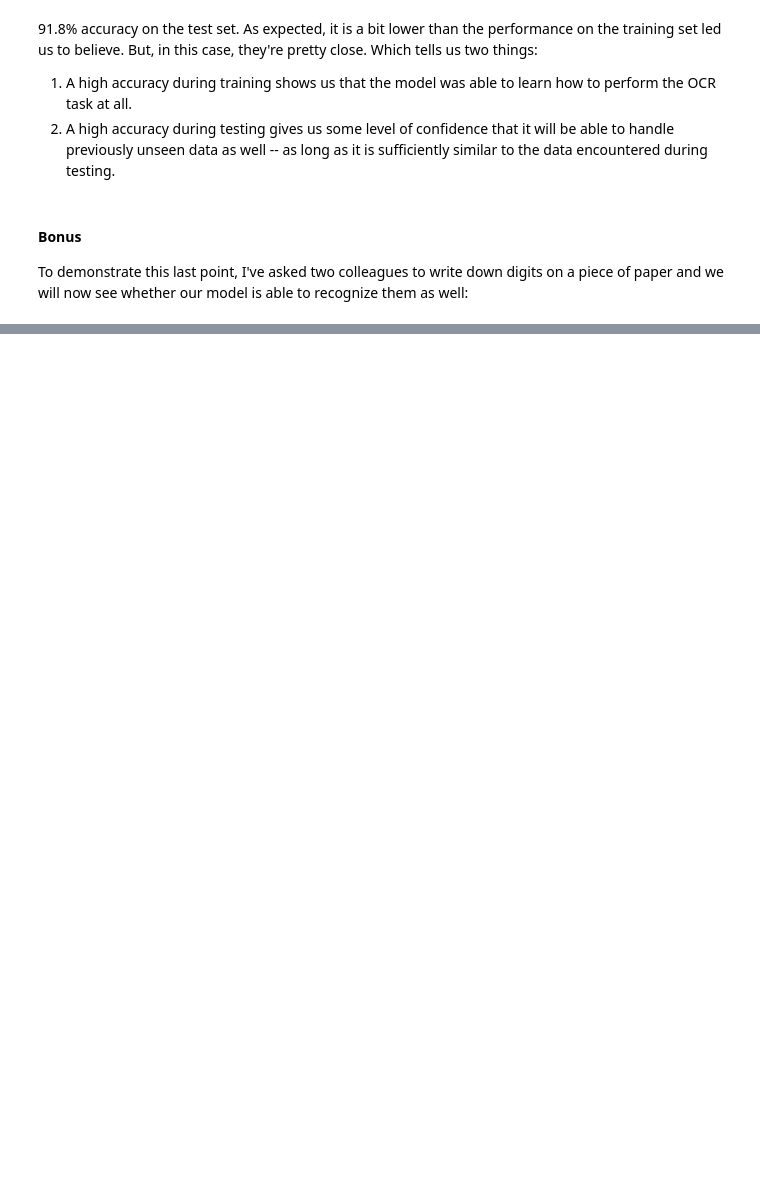
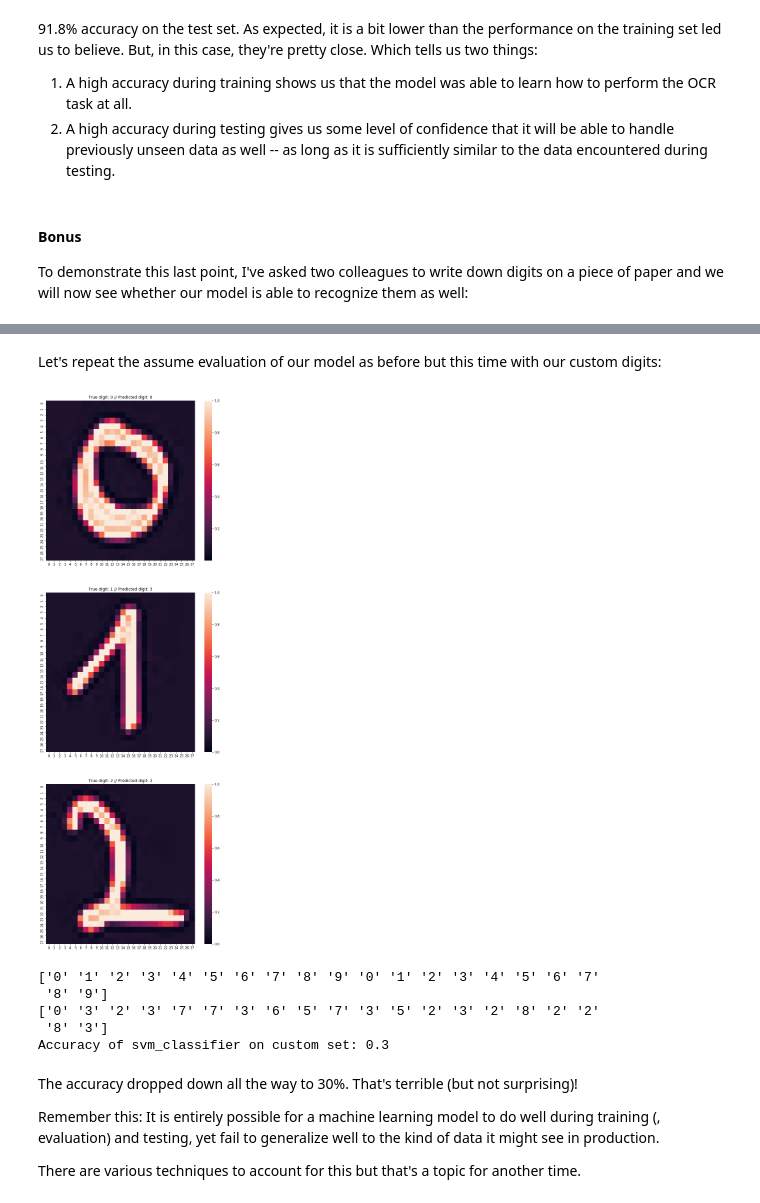
Before and after one commit to KappaDistributive/Practical-Data-Science, a Jupyter notebook: Introduction.ipynb, the cells around one changed output, grey strips where cells are left out. Drawn from its saved outputs; the diff is of its cells as text; code cells hidden in the pictures; blank space fills up the shorter version.

```diff
--- a/Introduction.ipynb
+++ b/Introduction.ipynb
@@ -281,0 +321,33 @@ There are many, many more diverse applications
+# %% [markdown]
+Let's repeat the assume evaluation of our model as before but this time with our custom digits:
+# %%
+fig, axs = plt.subplots(nrows=3, figsize=(10,30))
+for i in range(0, 3):
+    true_digit = y_custom[i]
+    predicted_digit = svm_classifier.predict(X_custom[i].reshape(1,-1))[0]
+    sns.heatmap(np.reshape(X_custom[i], newshape=(28,28)), ax=axs[i]).set_title(f'True digit: {true_digit} // Predicted digit: {predicted_digit}')
+
+y_predicted_custom = svm_classifier.predict(X_custom)
+# %% [output]
+[figure, added]
+# %%
+y_predicted_custom = svm_classifier.predict(X_custom)
+
+print(y_custom)
+print(y_predicted_custom)
+
+accuracy_custom = sklearn.metrics.accuracy_score(y_custom, y_predicted_custom)
+
+print(f'Accuracy of svm_classifier on custom set: {accuracy_custom}')
+# %% [output]
+['0' '1' '2' '3' '4' '5' '6' '7' '8' '9' '0' '1' '2' '3' '4' '5' '6' '7'
+ '8' '9']
+['0' '3' '2' '3' '7' '7' '3' '6' '5' '7' '3' '5' '2' '3' '2' '8' '2' '2'
+ '8' '3']
+Accuracy of svm_classifier on custom set: 0.3
+# %% [markdown]
+The accuracy dropped down all the way to 30%. That's terrible (but not surprising)!
+
+Remember this: It is entirely possible for a machine learning model to do well during training (, evaluation) and testing, yet fail to generalize well to the kind of data it might see in production.
+
+There are various techniques to account for this but that's a topic for another time.
```
Also changed, not shown: parts of 9 cells of this notebook.
